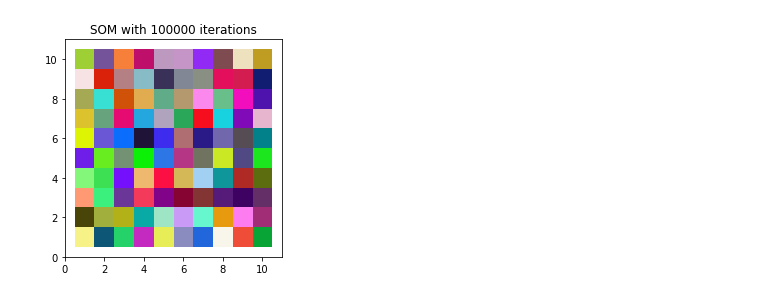
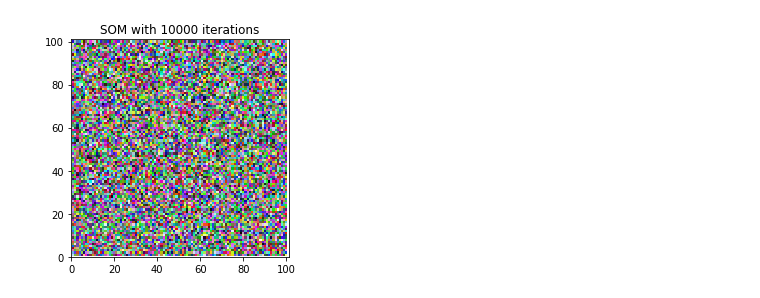
Before and after one commit to jobokello/codeprac, a Jupyter notebook: python/ML-Drone/SOM_JUP.ipynb, the cells around one changed output. Saved outputs shown, nothing was run; the diff lists cells and outputs as text; code cells hidden in the pictures.

```diff
--- a/python/ML-Drone/SOM_JUP.ipynb
+++ b/python/ML-Drone/SOM_JUP.ipynb
@@ -6,33 +6,34 @@ from matplotlib import patches as patches
 
 %matplotlib inline
 
-raw_data = np.random.randint(0, 255, (3,100))
+#myDataset = np.random.randint(0, 255, (3,100))
+myDataset = np.array([[1, 0, 0], [0, 1, 0],[0, 0.5, 0.25], [0, 0, 1],[0, 0, 0.5], [1, 1, 0.2],[1, 0.4, 0.25], [1, 0, 1]]).T * 255
 
-network_dimensions = np.array([10,10])
+network_dimensions = np.array([100,100])
 
-n_iterations = 100000
+n_iterations = 10000
 
-init_learning_rate = 0.01
+init_learning_rate = 0.001
 
 normalise_data = True
 
 normalise_by_column = False
 
-m = raw_data.shape[0]
-n = raw_data.shape[1]
+m = myDataset.shape[0]
+n = myDataset.shape[1]
 
 init_radius = max(network_dimensions[0], network_dimensions[1])/2
 
 time_constant = n_iterations/np.log(init_radius)
 
-data = raw_data
+data = myDataset
 
 if normalise_data:
     if normalise_by_column:
-        col_maxes = raw_data.max(axis = 0)
-        data = raw_data/col_maxes[np.newaxis, :]
+        col_maxes = myDataset.max(axis = 0)
+        data = myDataset/col_maxes[np.newaxis, :]
     else:
-        data = raw_data/data.max()
+        data = myDataset/data.max()
 
 net = np.random.random((network_dimensions[0],network_dimensions[1],m))
 
@@ -68,31 +69,31 @@ for i in range(n_iterations):
 
     bmu, bmu_idx = find_bmu(t,net,m)
 
     r = decay_radius(init_radius,i,time_constant)
     l = decay_learning_rate(init_learning_rate,i,n_iterations)
 
 for x in range(net.shape[0]):
     for y in range(net.shape[1]):
         w = net[x,y, :].reshape(m,1)
 
         w_dist = np.sum((np.array([x,y]) - bmu_idx) ** 2)
 
         if w_dist <= r**2:
             influence =calculate_influence(w_dist, r)
             new_w = w + (l * influence * (t - w))
             net[x,y,:] = new_w.reshape(1,3)
 
 fig = plt.figure()
 
 ax=fig.add_subplot(111,aspect='equal')
 ax.set_xlim(0, net.shape[0] + 1)
 ax.set_ylim(0, net.shape[1] + 1)
 ax.set_title('SOM with %d iterations' %n_iterations)
 
 for x in range(1,net.shape[0] + 1):
     for y in range(1,net.shape[1] +1):
         ax.add_patch(patches.Rectangle((x-0.5, y-0.5),1,1,facecolor=net[x-1,y-1,:],edgecolor='none'))
 
 plt.show()
 # %% [output]
-[figure, old version]
+[figure, new version]
```
Also changed, not shown: 1 other file.
